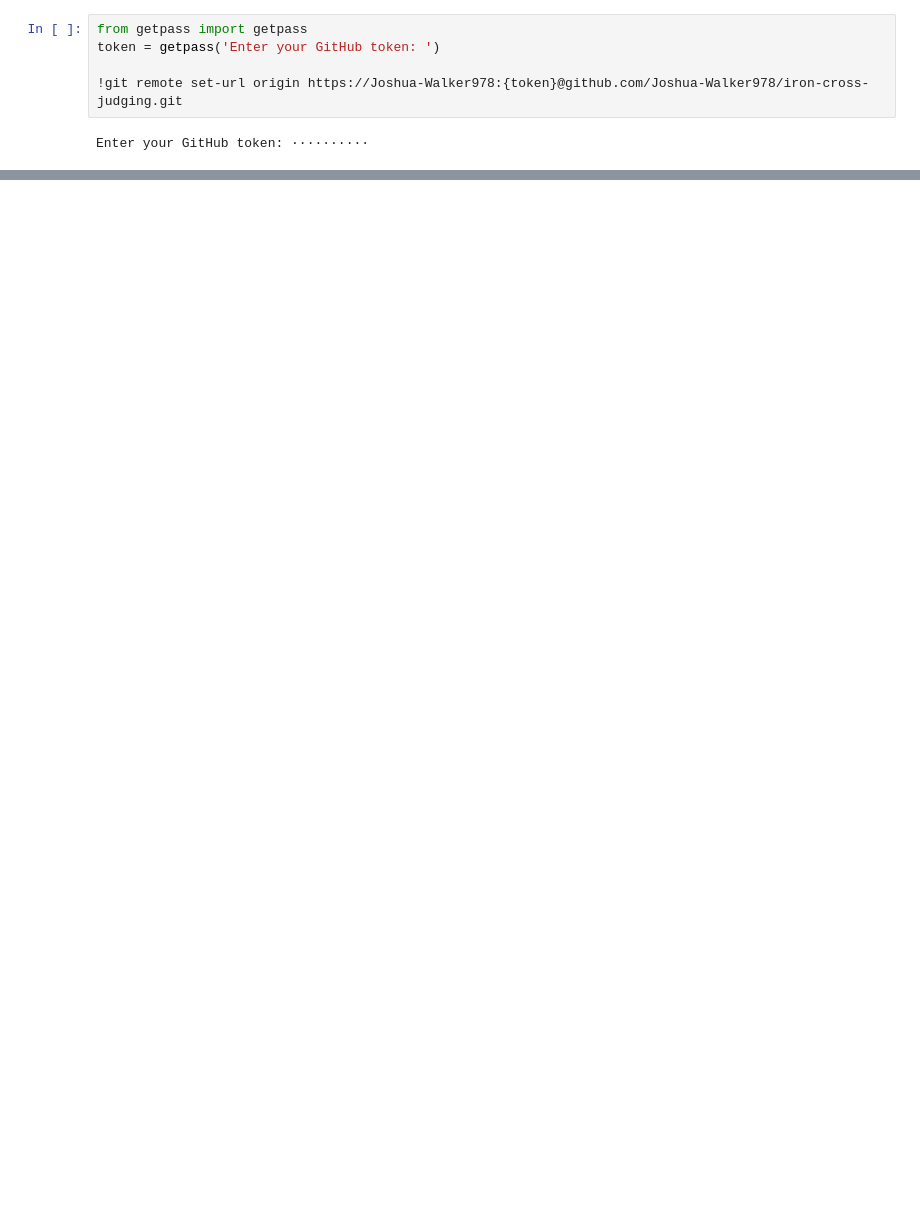
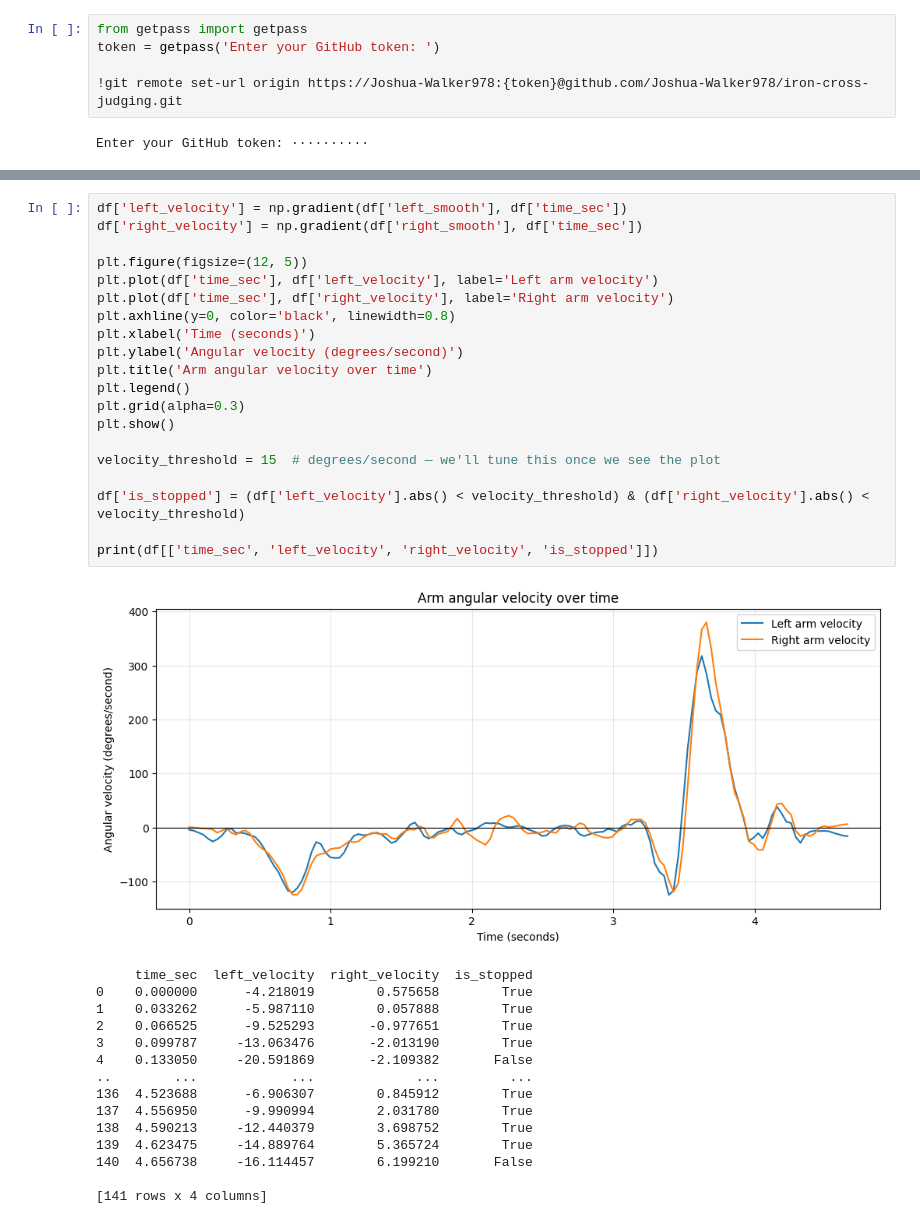
Before and after one commit to Joshua-Walker978/iron-cross-judging, a Jupyter notebook: notebooks/main_pipeline.ipynb, the cells around one changed output, grey strips where cells are left out. Cells and saved outputs as stored; diff of their text form; blank space fills up the shorter version.

```diff
--- a/notebooks/main_pipeline.ipynb
+++ b/notebooks/main_pipeline.ipynb
@@ -611,0 +742,36 @@ error: failed to push some refs to 'https://github.com/Joshua-Walker978/iron-cro
+# %%
+df['left_velocity'] = np.gradient(df['left_smooth'], df['time_sec'])
+df['right_velocity'] = np.gradient(df['right_smooth'], df['time_sec'])
+
+plt.figure(figsize=(12, 5))
+plt.plot(df['time_sec'], df['left_velocity'], label='Left arm velocity')
+plt.plot(df['time_sec'], df['right_velocity'], label='Right arm velocity')
+plt.axhline(y=0, color='black', linewidth=0.8)
+plt.xlabel('Time (seconds)')
+plt.ylabel('Angular velocity (degrees/second)')
+plt.title('Arm angular velocity over time')
+plt.legend()
+plt.grid(alpha=0.3)
+plt.show()
+
+velocity_threshold = 15  # degrees/second — we'll tune this once we see the plot
+
+df['is_stopped'] = (df['left_velocity'].abs() < velocity_threshold) & (df['right_velocity'].abs() < velocity_threshold)
+
+print(df[['time_sec', 'left_velocity', 'right_velocity', 'is_stopped']])
+# %% [output]
+[figure, added]
+     time_sec  left_velocity  right_velocity  is_stopped
+0    0.000000      -4.218019        0.575658        True
+1    0.033262      -5.987110        0.057888        True
+2    0.066525      -9.525293       -0.977651        True
+3    0.099787     -13.063476       -2.013190        True
+4    0.133050     -20.591869       -2.109382       False
+..        ...            ...             ...         ...
+136  4.523688      -6.906307        0.845912        True
+137  4.556950      -9.990994        2.031780        True
+138  4.590213     -12.440379        3.698752        True
+139  4.623475     -14.889764        5.365724        True
+140  4.656738     -16.114457        6.199210       False
+
+[141 rows x 4 columns]
```
Also changed, not shown: parts of 37 cells of this notebook.
